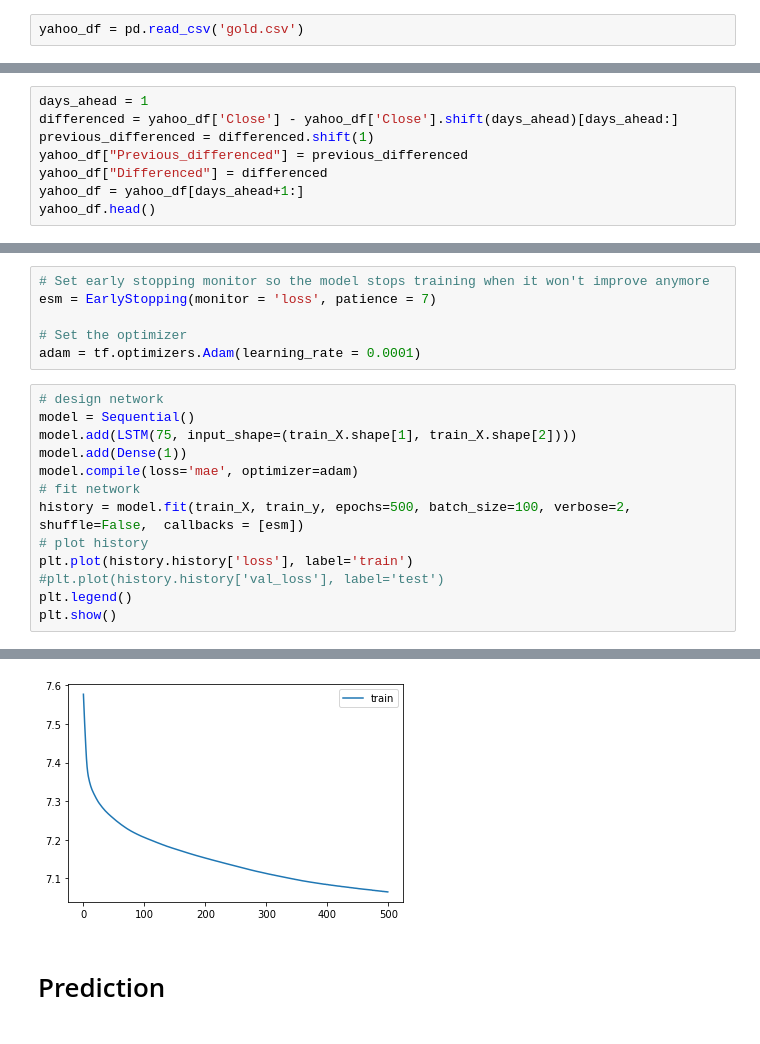
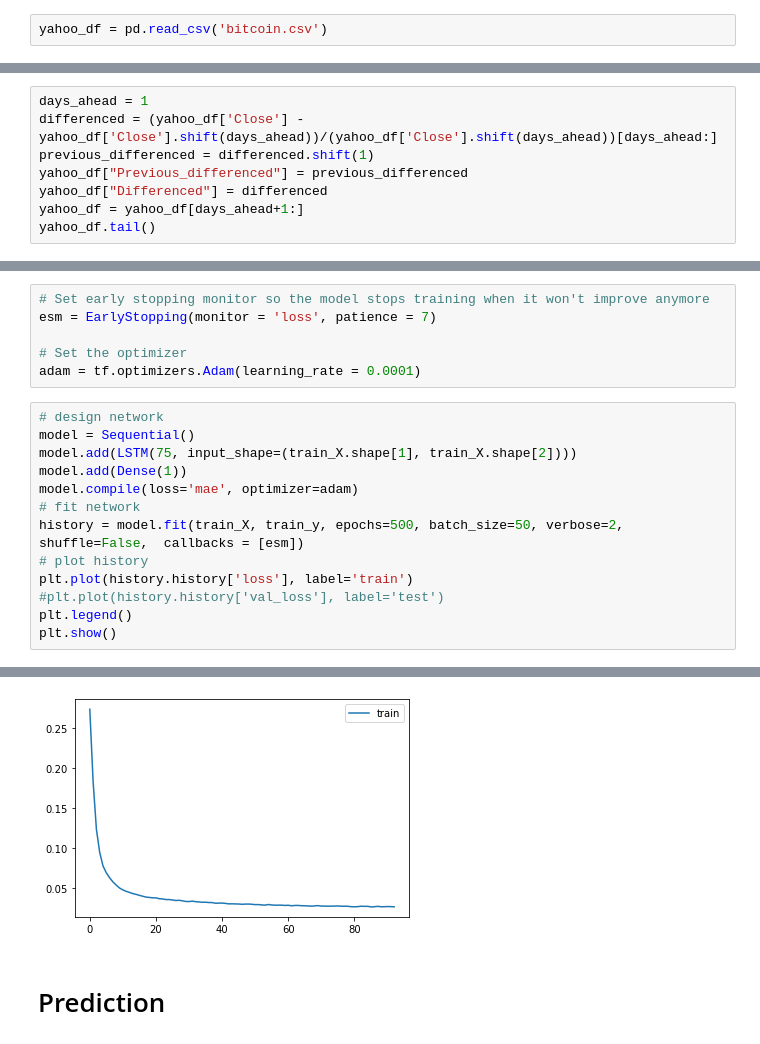
Before and after one commit to valerio591/LSTM-for-FTSF, a Jupyter notebook: LSTM.ipynb, the cells around one changed output, grey strips where cells are left out. Drawn from its saved outputs; the diff is of its cells as text.

```diff
--- a/LSTM.ipynb
+++ b/LSTM.ipynb
@@ -13,5 +13,5 @@ path ="../gold.csv"
 # %%
-yahoo_df = pd.read_csv('gold.csv')
+yahoo_df = pd.read_csv('bitcoin.csv')
 # %%
 # Add indicators
 yahoo_df['vwap'] = eu.vwap(yahoo_df['Close'], yahoo_df['Volume'])
@@ -25,12 +25,12 @@ yahoo_df = yahoo_df[35:]
 # Normalize
 # %%
 days_ahead = 1
-differenced = yahoo_df['Close'] - yahoo_df['Close'].shift(days_ahead)[days_ahead:]
+differenced = (yahoo_df['Close'] - yahoo_df['Close'].shift(days_ahead))/(yahoo_df['Close'].shift(days_ahead))[days_ahead:]
 previous_differenced = differenced.shift(1)
 yahoo_df["Previous_differenced"] = previous_differenced
 yahoo_df["Differenced"] = differenced
 yahoo_df = yahoo_df[days_ahead+1:]
-yahoo_df.head()
+yahoo_df.tail()
 # %% [output]
 A value is trying to be set on a copy of a slice from a DataFrame.
 Try using .loc[row_indexer,col_indexer] = value instead
@@ -149,7 +152,7 @@ model.add(LSTM(75, input_shape=(train_X.shape[1], train_X.shape[2])))
 model.add(Dense(1))
 model.compile(loss='mae', optimizer=adam)
 # fit network
-history = model.fit(train_X, train_y, epochs=500, batch_size=100, verbose=2, shuffle=False,  callbacks = [esm])
+history = model.fit(train_X, train_y, epochs=500, batch_size=50, verbose=2, shuffle=False,  callbacks = [esm])
 # plot history
 plt.plot(history.history['loss'], label='train')
 #plt.plot(history.history['val_loss'], label='test')
@@ -176,4 +179,4 @@ Epoch 500/500
-[figure, old version]
+[figure, new version]
 # %% [markdown]
 # Prediction
 # %%
```
Also changed, not shown: parts of 14 cells of this notebook, 1 other file.
